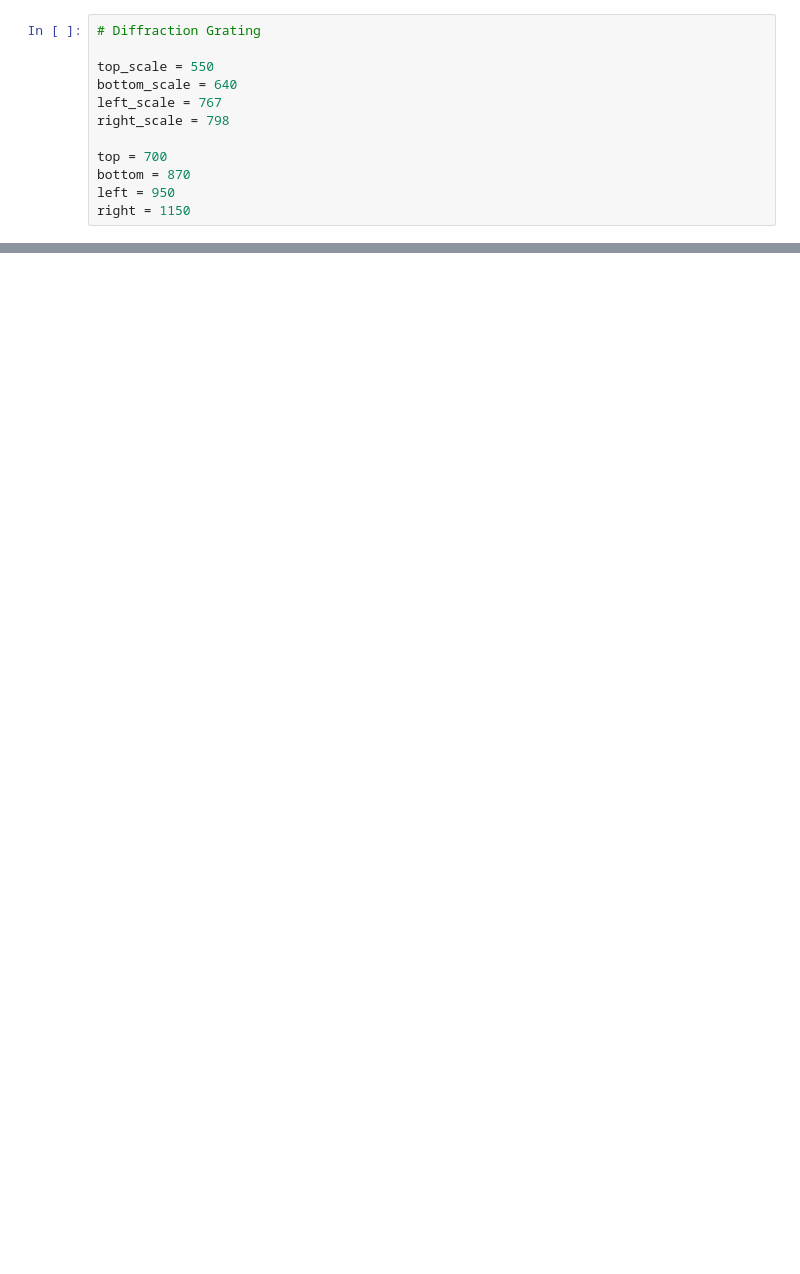
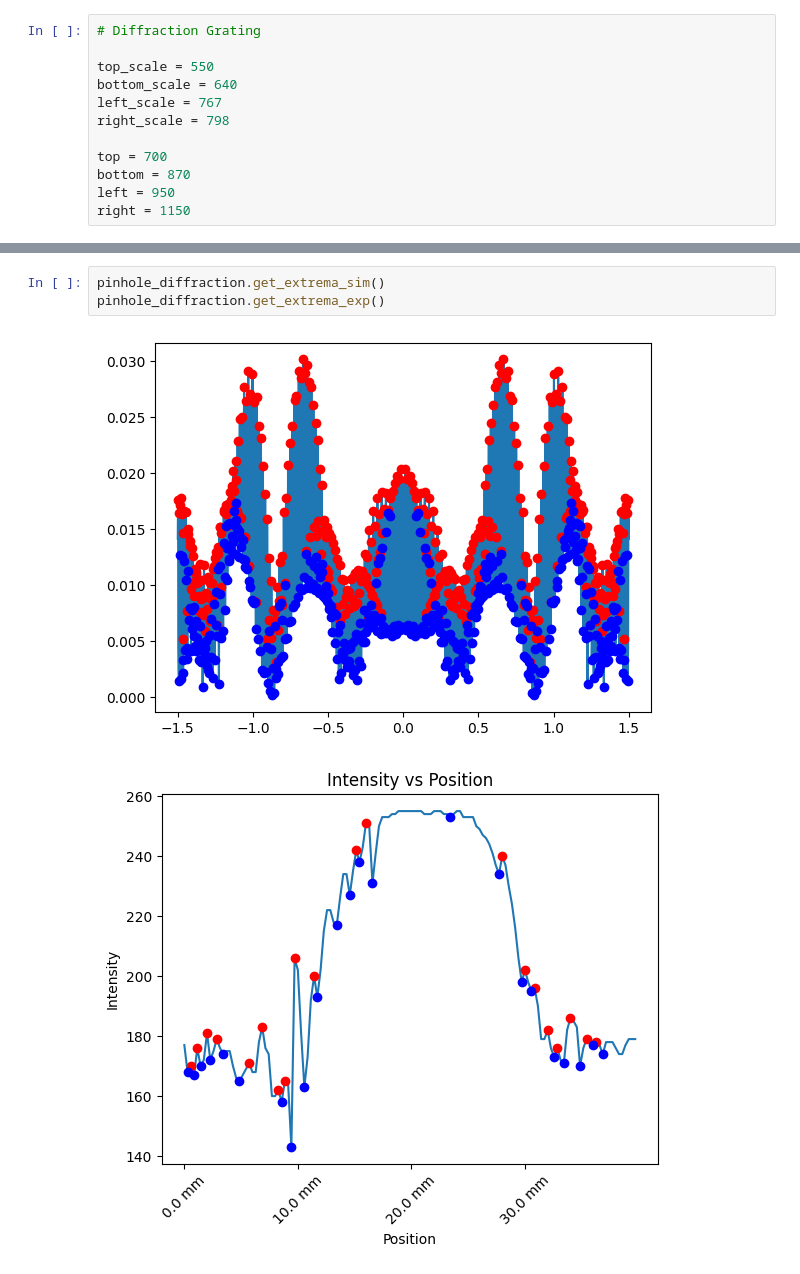
Before and after one commit to opticslabjkmspk/optics_lab3, a Jupyter notebook: Diffraction.ipynb, the cells around one changed output, grey strips where cells are left out. Cells and saved outputs as stored; diff of their text form; blank space fills up the shorter version.

```diff
--- a/Diffraction.ipynb
+++ b/Diffraction.ipynb
@@ -463 +480,7 @@ single_slit.plot_exp_image()
+# %%
+pinhole_diffraction.get_extrema_sim()
+pinhole_diffraction.get_extrema_exp()
+# %% [output]
+[figure, added]
+[figure, added]
 # %%
```
Also changed, not shown: parts of 30 cells of this notebook.
